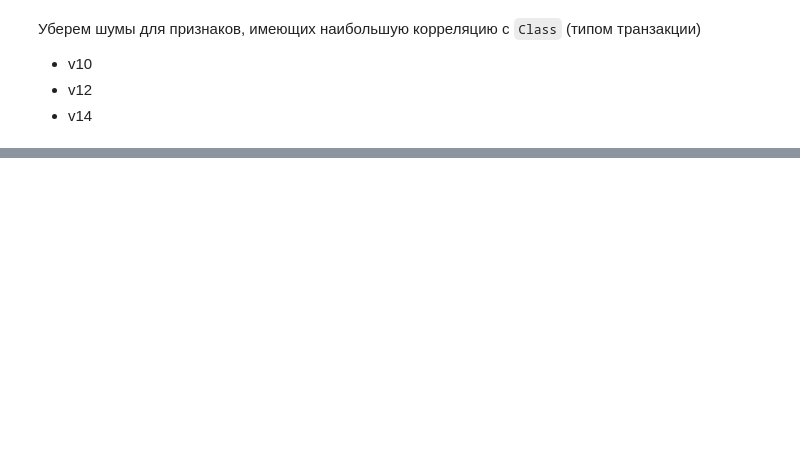
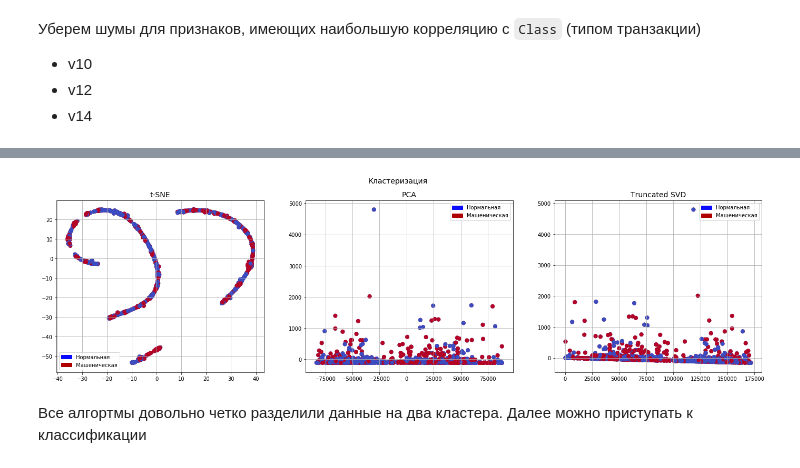
Before and after one commit to zaigr/ml-course-task, a Jupyter notebook: fraud-detection.ipynb, the cells around one changed output, grey strips where cells are left out. Saved outputs shown, nothing was run; the diff lists cells and outputs as text; code cells hidden in the pictures; blank space fills up the shorter version.

```diff
--- a/fraud-detection.ipynb
+++ b/fraud-detection.ipynb
@@ -291,0 +365,40 @@ plt.show()
+# %%
+f, (ax1, ax2, ax3) = plt.subplots(1, 3, figsize=(24,6))
+f.suptitle('Кластеризация', fontsize=14)
+
+
+blue_patch = mpatches.Patch(color='#0A0AFF', label='Нормальная')
+red_patch = mpatches.Patch(color='#AF0000', label='Машеническая')
+
+# t-SNE scatter plot
+ax1.scatter(X_reduced_tsne[:,0], X_reduced_tsne[:,1], c=(y == 0), cmap='coolwarm', label='Нормальная', linewidths=2)
+ax1.scatter(X_reduced_tsne[:,0], X_reduced_tsne[:,1], c=(y == 1), cmap='coolwarm', label='Машеническая', linewidths=2)
+ax1.set_title('t-SNE', fontsize=14)
+
+ax1.grid(True)
+
+ax1.legend(handles=[blue_patch, red_patch])
+
+# PCA scatter plot
+ax2.scatter(X_reduced_pca[:,0], X_reduced_pca[:,1], c=(y == 0), cmap='coolwarm', label='Нормальная', linewidths=2)
+ax2.scatter(X_reduced_pca[:,0], X_reduced_pca[:,1], c=(y == 1), cmap='coolwarm', label='Машеническая', linewidths=2)
+ax2.set_title('PCA', fontsize=14)
+
+ax2.grid(True)
+
+ax2.legend(handles=[blue_patch, red_patch])
+
+# TruncatedSVD scatter plot
+ax3.scatter(X_reduced_svd[:,0], X_reduced_svd[:,1], c=(y == 0), cmap='coolwarm', label='Нормальная', linewidths=2)
+ax3.scatter(X_reduced_svd[:,0], X_reduced_svd[:,1], c=(y == 1), cmap='coolwarm', label='Машеническая', linewidths=2)
+ax3.set_title('Truncated SVD', fontsize=14)
+
+ax3.grid(True)
+
+ax3.legend(handles=[blue_patch, red_patch])
+
+plt.show()
+# %% [output]
+[figure, added]
+# %% [markdown]
+Все алгортмы довольно четко разделили данные на два кластера. Далее можно приступать к классификации
```
Also changed, not shown: parts of 26 cells of this notebook, 1 other file.
